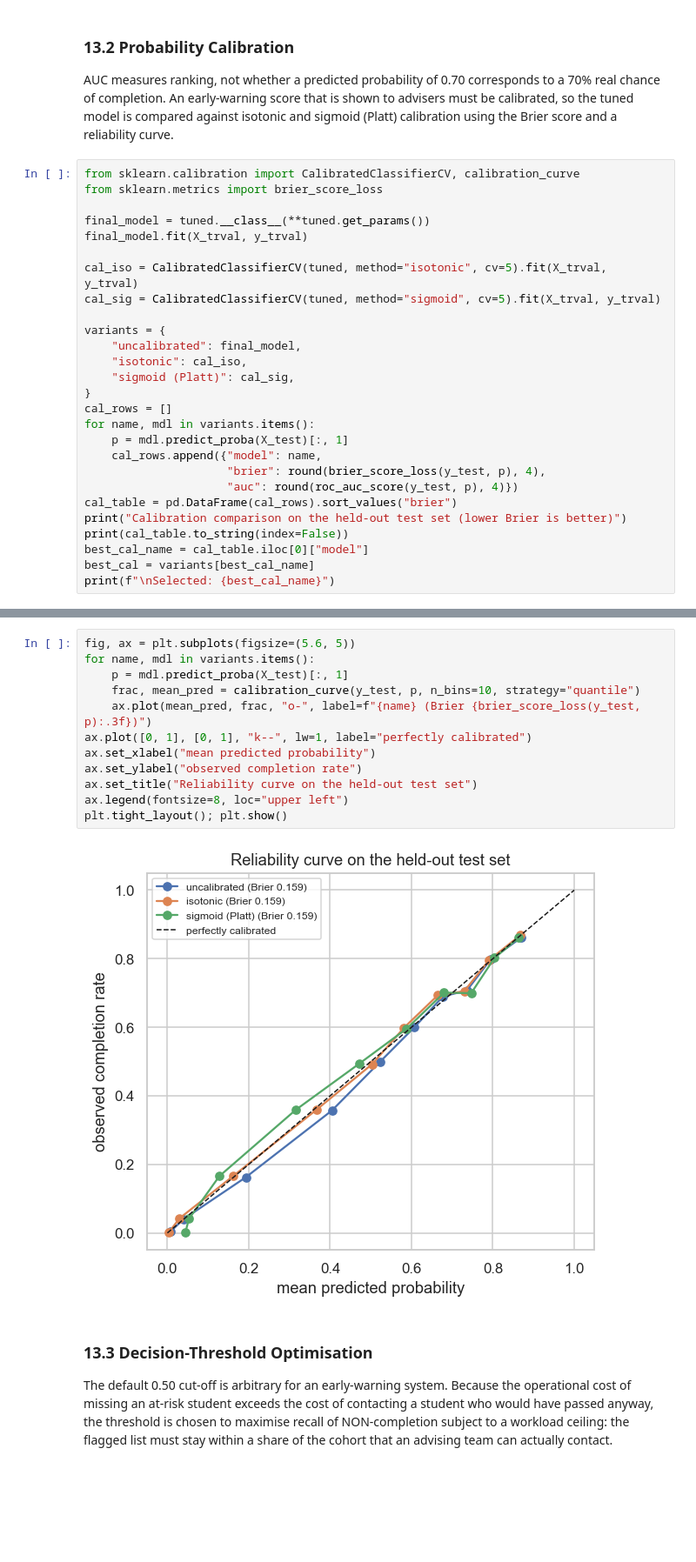
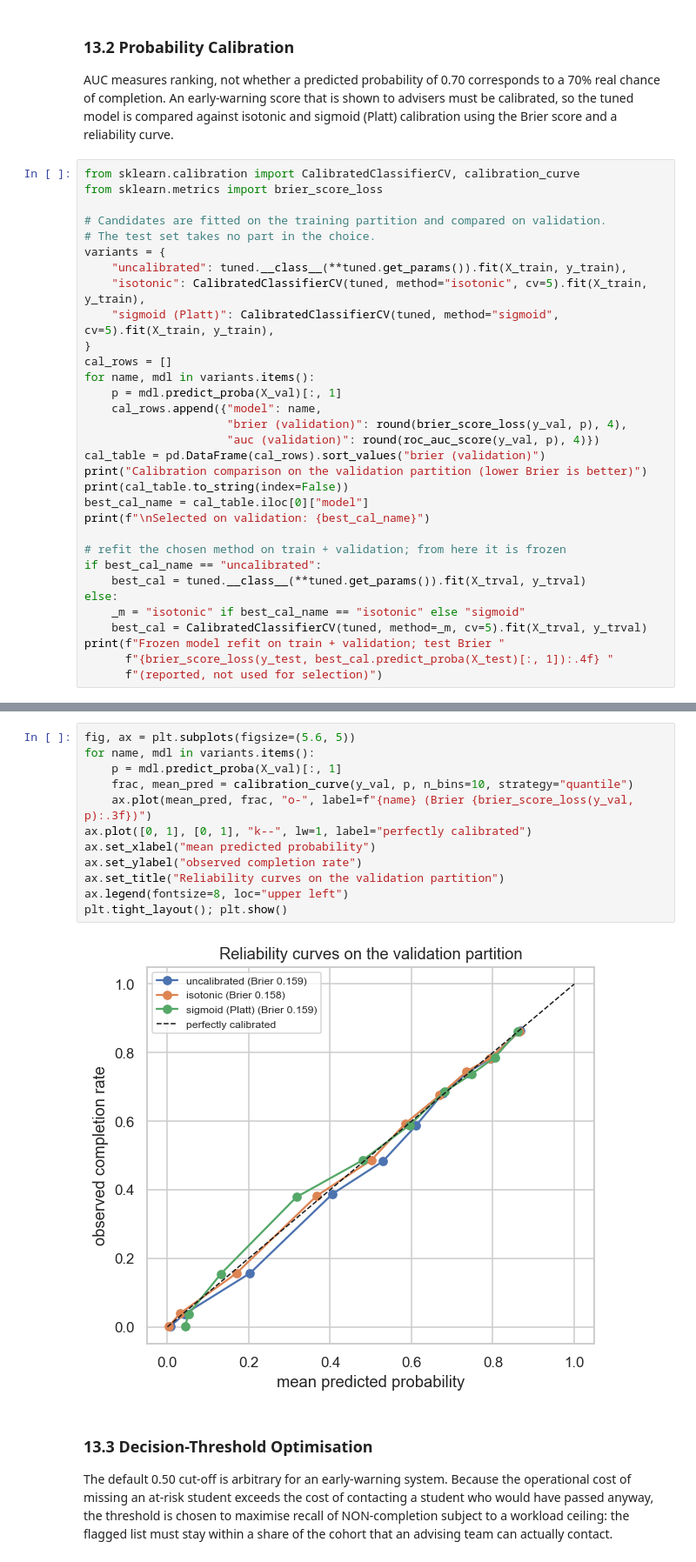
Before and after one commit to ekowhinson/oulad-completion-capstone, a Jupyter notebook: notebooks/oulad_completion_analysis.ipynb, the cells around one changed output, grey strips where cells are left out. Shown at 87% size. Cells and saved outputs as stored; diff of their text form; blank space fills up the shorter version.

```diff
--- a/notebooks/oulad_completion_analysis.ipynb
+++ b/notebooks/oulad_completion_analysis.ipynb
@@ -1195,27 +1294,32 @@ using the Brier score and a reliability curve.
 from sklearn.calibration import CalibratedClassifierCV, calibration_curve
 from sklearn.metrics import brier_score_loss
 
-final_model = tuned.__class__(**tuned.get_params())
-final_model.fit(X_trval, y_trval)
-
-cal_iso = CalibratedClassifierCV(tuned, method="isotonic", cv=5).fit(X_trval, y_trval)
-cal_sig = CalibratedClassifierCV(tuned, method="sigmoid", cv=5).fit(X_trval, y_trval)
-
+# Candidates are fitted on the training partition and compared on validation.
+# The test set takes no part in the choice.
 variants = {
-    "uncalibrated": final_model,
-    "isotonic": cal_iso,
-    "sigmoid (Platt)": cal_sig,
+    "uncalibrated": tuned.__class__(**tuned.get_params()).fit(X_train, y_train),
+    "isotonic": CalibratedClassifierCV(tuned, method="isotonic", cv=5).fit(X_train, y_train),
+    "sigmoid (Platt)": CalibratedClassifierCV(tuned, method="sigmoid", cv=5).fit(X_train, y_train),
 }
 cal_rows = []
 for name, mdl in variants.items():
-    p = mdl.predict_proba(X_test)[:, 1]
+    p = mdl.predict_proba(X_val)[:, 1]
     cal_rows.append({"model": name,
-                     "brier": round(brier_score_loss(y_test, p), 4),
-                     "auc": round(roc_auc_score(y_test, p), 4)})
-cal_table = pd.DataFrame(cal_rows).sort_values("brier")
-print("Calibration comparison on the held-out test set (lower Brier is better)")
+                     "brier (validation)": round(brier_score_loss(y_val, p), 4),
+                     "auc (validation)": round(roc_auc_score(y_val, p), 4)})
+cal_table = pd.DataFrame(cal_rows).sort_values("brier (validation)")
+print("Calibration comparison on the validation partition (lower Brier is better)")
 print(cal_table.to_string(index=False))
 best_cal_name = cal_table.iloc[0]["model"]
-best_cal = variants[best_cal_name]
-print(f"\nSelected: {best_cal_name}")
+print(f"\nSelected on validation: {best_cal_name}")
+
+# refit the chosen method on train + validation; from here it is frozen
+if best_cal_name == "uncalibrated":
+    best_cal = tuned.__class__(**tuned.get_params()).fit(X_trval, y_trval)
+else:
+    _m = "isotonic" if best_cal_name == "isotonic" else "sigmoid"
+    best_cal = CalibratedClassifierCV(tuned, method=_m, cv=5).fit(X_trval, y_trval)
+print(f"Frozen model refit on train + validation; test Brier "
+      f"{brier_score_loss(y_test, best_cal.predict_proba(X_test)[:, 1]):.4f} "
+      f"(reported, not used for selection)")
 # %% [output]
@@ -1229,17 +1334,17 @@ Selected: isotonic
 # %%
 fig, ax = plt.subplots(figsize=(5.6, 5))
 for name, mdl in variants.items():
-    p = mdl.predict_proba(X_test)[:, 1]
-    frac, mean_pred = calibration_curve(y_test, p, n_bins=10, strategy="quantile")
-    ax.plot(mean_pred, frac, "o-", label=f"{name} (Brier {brier_score_loss(y_test, p):.3f})")
+    p = mdl.predict_proba(X_val)[:, 1]
+    frac, mean_pred = calibration_curve(y_val, p, n_bins=10, strategy="quantile")
+    ax.plot(mean_pred, frac, "o-", label=f"{name} (Brier {brier_score_loss(y_val, p):.3f})")
 ax.plot([0, 1], [0, 1], "k--", lw=1, label="perfectly calibrated")
 ax.set_xlabel("mean predicted probability")
 ax.set_ylabel("observed completion rate")
-ax.set_title("Reliability curve on the held-out test set")
+ax.set_title("Reliability curves on the validation partition")
 ax.legend(fontsize=8, loc="upper left")
 plt.tight_layout(); plt.show()
 # %% [output]
-[figure, old version]
+[figure, new version]
 # %% [markdown]
 ### 13.3 Decision-Threshold Optimisation
 
```
Also changed, not shown: parts of 12 cells of this notebook.
